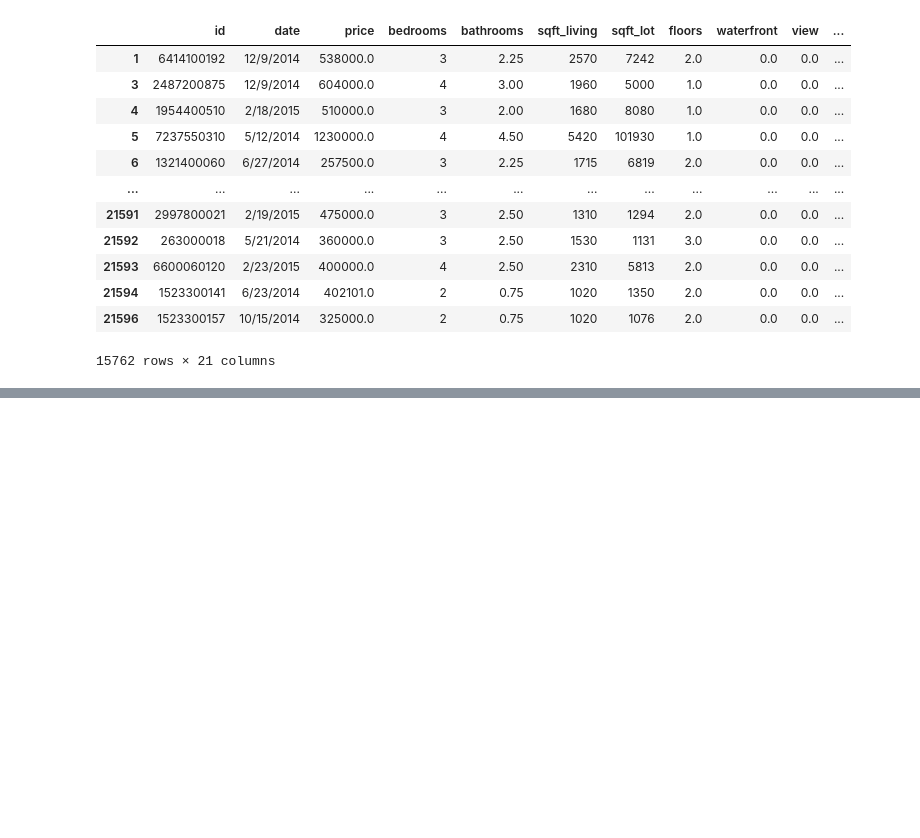
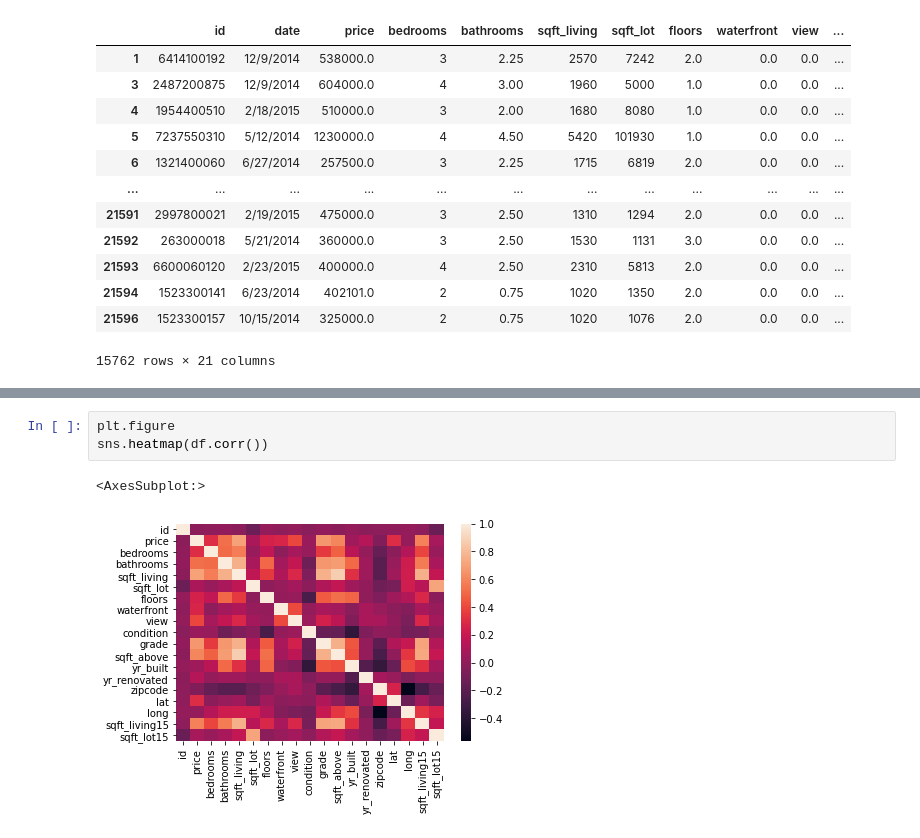
Before and after one commit to ozbunae/Housing_Data, a Jupyter notebook: Project 2.ipynb, the cells around one changed output, grey strips where cells are left out. Saved outputs shown, nothing was run; the diff lists cells and outputs as text; blank space fills up the shorter version.

```diff
--- a/Project 2.ipynb
+++ b/Project 2.ipynb
@@ -60,0 +120,6 @@ df.dropna()
+# %%
+plt.figure
+sns.heatmap(df.corr())
+# %% [output]
+<AxesSubplot:>
+[figure, added]
```
Also changed, not shown: parts of 4 cells of this notebook.
